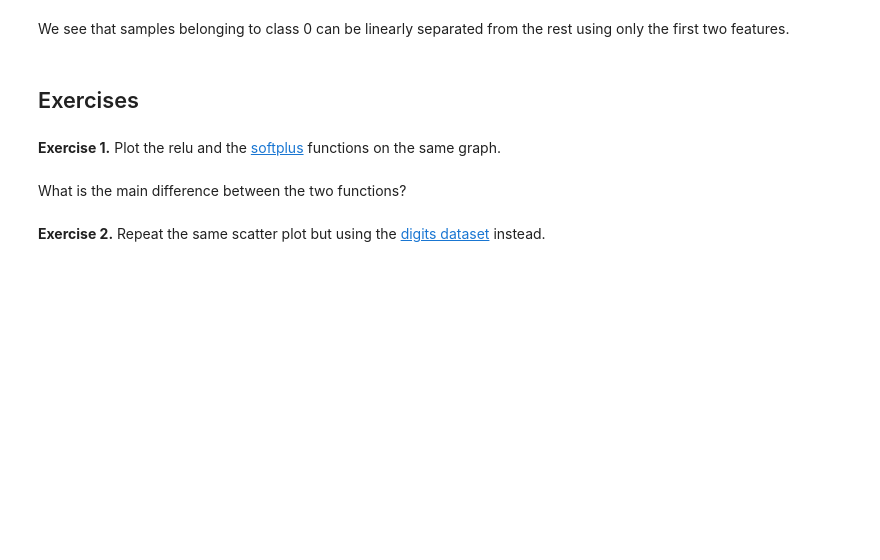
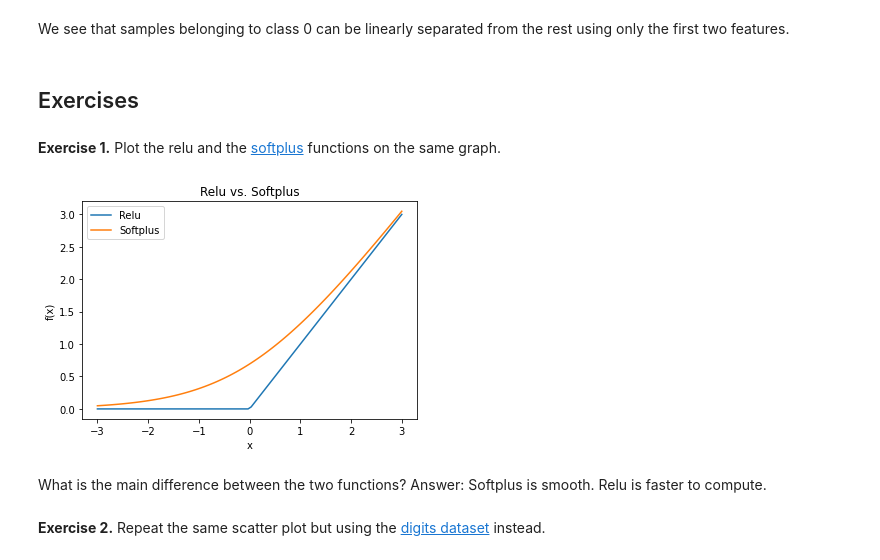
Before and after one commit to codedeedope/ScientificProgrammingLab, a Jupyter notebook: Python_basics.ipynb, the cells around one changed output. Cells and saved outputs as stored; diff of their text form; code cells hidden in the pictures; blank space fills up the shorter version.

```diff
--- a/Python_basics.ipynb
+++ b/Python_basics.ipynb
@@ -501,7 +535,25 @@ We see that samples belonging to class 0 can be linearly separated from the rest
 ## Exercises
 # %% [markdown]
 **Exercise 1.** Plot the relu and the [softplus](https://en.wikipedia.org/wiki/Rectifier_(neural_networks)#Softplus) functions on the same graph.
+# %%
+from matplotlib import pyplot as plt
+
+x_values = np.linspace(-3, 3, 100)
+y_relu = np.maximum(x_values, 0)
+y_softplus = np.log(1 + np.exp(x_values))
+
+plt.figure()
+plt.plot(x_values, y_relu, label="Relu")
+plt.plot(x_values, y_softplus, label="Softplus")
+plt.xlabel("x")
+plt.ylabel("f(x)")
+plt.title("Relu vs. Softplus")
+plt.legend(loc="upper left")
+plt.show()
+# %% [output]
+[figure, added]
 # %% [markdown]
 What is the main difference between the two functions?
+Answer: Softplus is smooth. Relu is faster to compute.
 # %% [markdown]
 **Exercise 2.** Repeat the same scatter plot but using the [digits dataset](https://scikit-learn.org/stable/modules/generated/sklearn.datasets.load_digits.html) instead.
```
Also changed, not shown: parts of 15 cells of this notebook, 1 other file.
